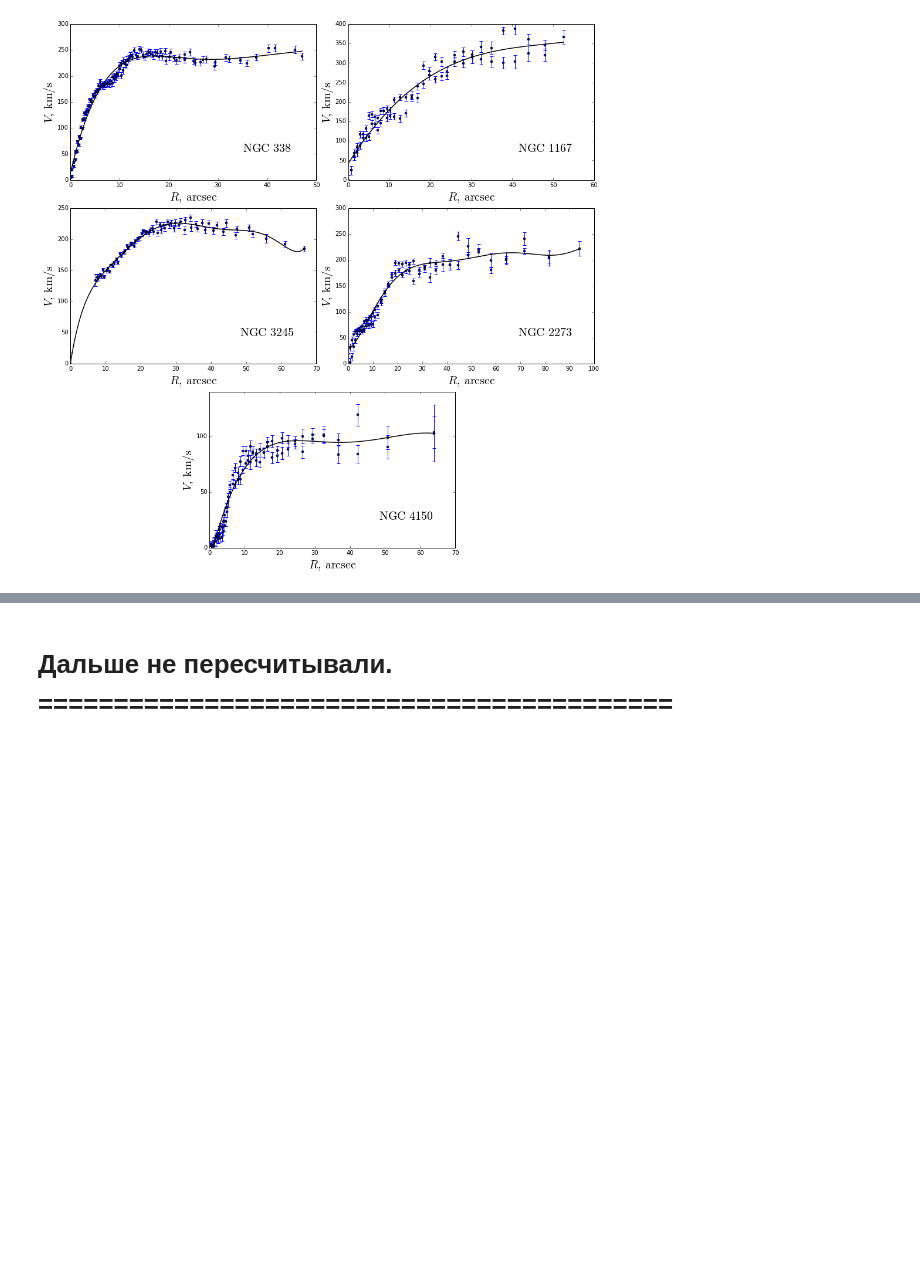
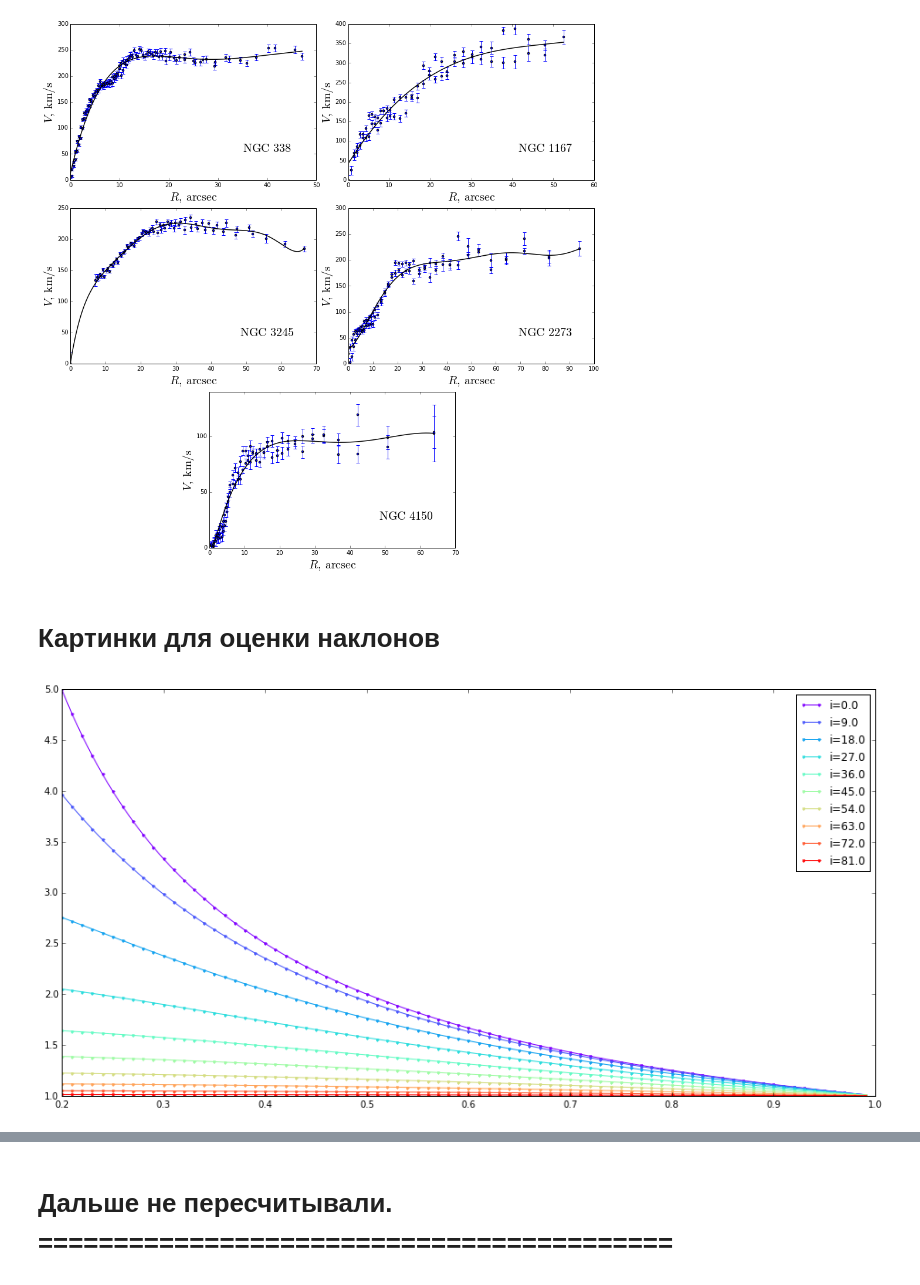
Before and after one commit to Amarchuk/2FInstability, a Jupyter notebook: notebooks/NGC338_cut.ipynb, the cells around one changed output, grey strips where cells are left out. Drawn from its saved outputs; the diff is of its cells as text; code cells hidden in the pictures; blank space fills up the shorter version.

Commit message:
add table of content, links, remark to wrong plot and 2 utility plots

```diff
--- a/notebooks/NGC338_cut.ipynb
+++ b/notebooks/NGC338_cut.ipynb
@@ -1734,3 +1748,23 @@ plt.savefig('all_rot_curv.pdf', format='pdf', dpi=150)
 plt.show()
 # %% [output]
 [figure]
+# %% [markdown]
+# Картинки для оценки наклонов
+# %%
+#Наклоны вдоль малой оси для разных значений угла
+fig = plt.figure(figsize=(16,8))
+
+def main_slice_i(l, i=0):
+    return 1./sqrt(sin(i)**2 + cos(i)**2 * l**2)
+
+al_range = np.arange(0.2, 1., 0.01)
+i_range = np.arange(0., np.pi/2, np.pi/20)
+
+colors = cm.rainbow(np.linspace(0, 1, len(i_range)))
+for i, cl  in zip(i_range, colors):
+    plt.plot(al_range, map(lambda l: main_slice_i(l, i=i), al_range), '.-', color=cl, label='i={}'.format(i*180./np.pi))
+
+plt.legend()
+plt.show()
+# %% [output]
+[figure, added]
```
Also changed, not shown: parts of 8 cells of this notebook.
